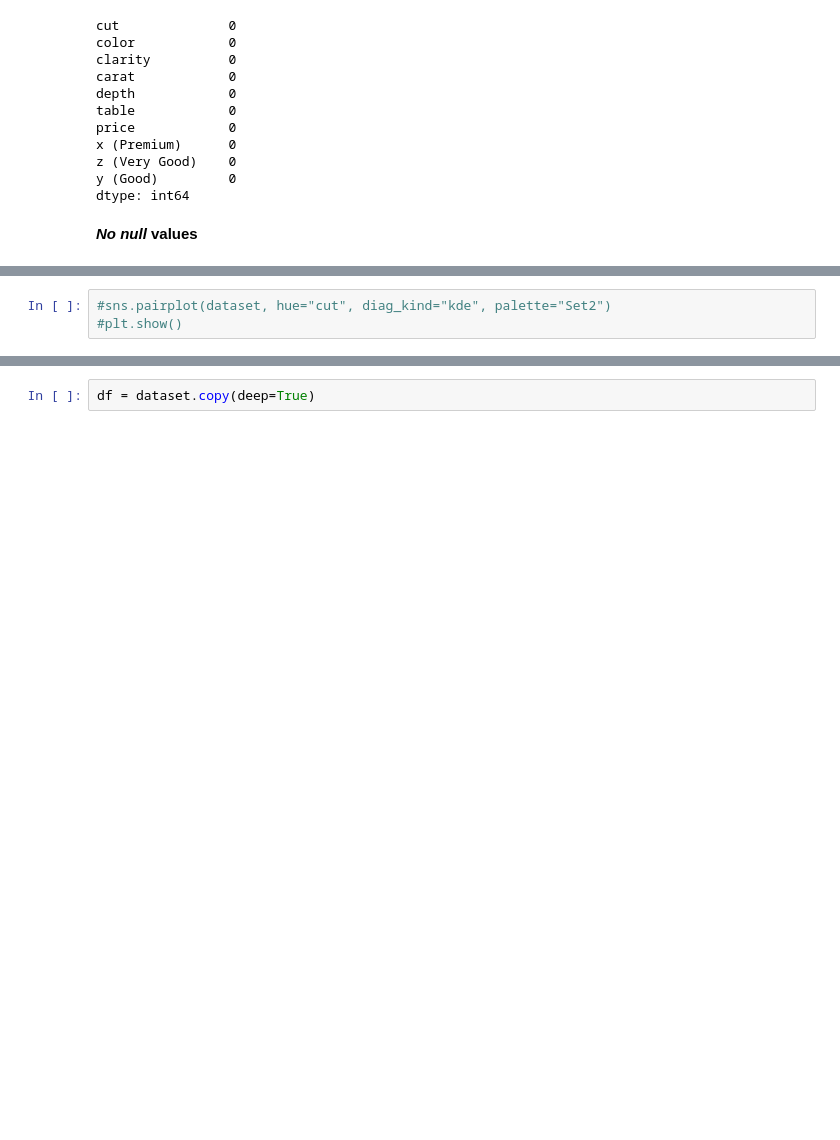
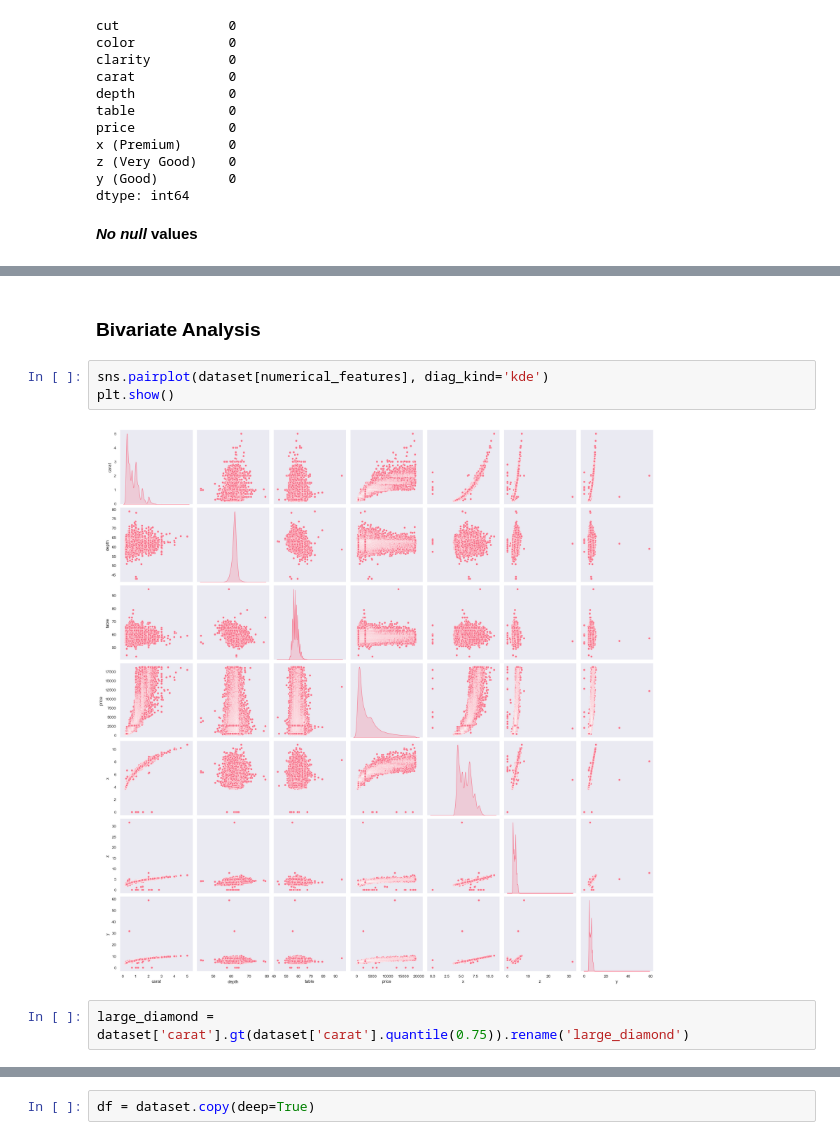
Before and after one commit to TeslimAdeyanju/4-Portfolio-SDS-CP023-diamond-price-predictor, a Jupyter notebook: submissions-team/reema-raghava/data-analysis.ipynb, the cells around one changed output, grey strips where cells are left out. Cells and saved outputs as stored; diff of their text form; blank space fills up the shorter version.

```diff
--- a/submissions-team/reema-raghava/data-analysis.ipynb
+++ b/submissions-team/reema-raghava/data-analysis.ipynb
@@ -169,6 +191,12 @@ dataset.describe()
 | 50% | 0.700000 | 61.800000 | 57.000000 | 2401.000000 | 5.700000 | 3.530000 | 5.710000 |
 | 75% | 1.040000 | 62.500000 | 59.000000 | 5324.250000 | 6.540000 | 4.040000 | 6.540000 |
 | max | 5.010000 | 79.000000 | 95.000000 | 18823.000000 | 10.740000 | 31.800000 | 58.900000 |
+# %% [markdown]
+### Bivariate Analysis
 # %%
-#sns.pairplot(dataset, hue="cut", diag_kind="kde", palette="Set2")
-#plt.show()
+sns.pairplot(dataset[numerical_features], diag_kind='kde')
+plt.show()
+# %% [output]
+[figure, added]
+# %%
+large_diamond = dataset['carat'].gt(dataset['carat'].quantile(0.75)).rename('large_diamond')
```
Also changed, not shown: parts of 42 cells of this notebook, 1 other file.
